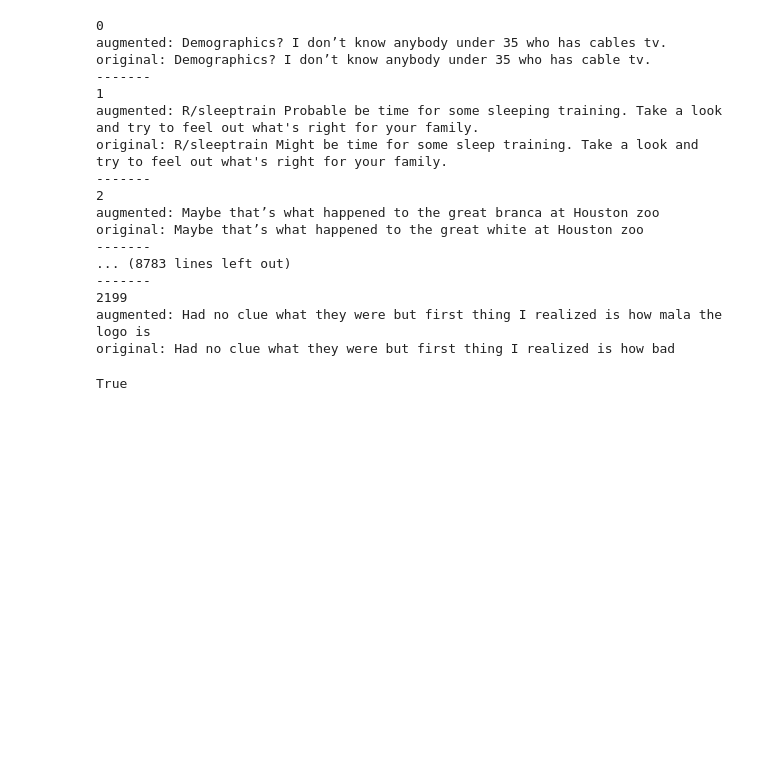
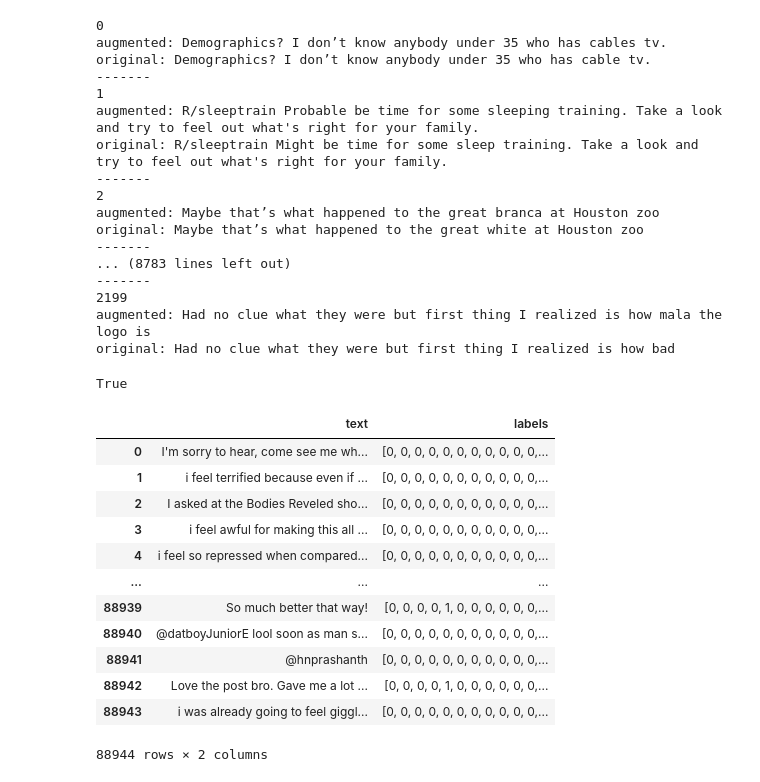
Before and after one commit to skcode0/saai, a Jupyter notebook: data_processing.ipynb, the cells around one changed output. Cells and saved outputs as stored; diff of their text form; code cells hidden in the pictures; blank space fills up the shorter version.

```diff
--- a/data_processing.ipynb
+++ b/data_processing.ipynb
@@ -1399,0 +1380,20 @@ True
+# %%
+# merge and shuffle original and augmented datasets
+augmented_merged = pd.concat([train_df, augmented_train], axis=0, ignore_index=True)
+# shuffle
+augmented_merged = augmented_merged.sample(frac=1, random_state=random_state).reset_index(drop=True)
+augmented_merged
+# %% [output]
+|  | text | labels |
+| 0 | I'm sorry to hear, come see me wh... | [0, 0, 0, 0, 0, 0, 0, 0, 0, 0, 0,... |
+| 1 | i feel terrified because even if ... | [0, 0, 0, 0, 0, 0, 0, 0, 0, 0, 0,... |
+| 2 | I asked at the Bodies Reveled sho... | [0, 0, 0, 0, 0, 0, 0, 0, 0, 0, 0,... |
+| 3 | i feel awful for making this all ... | [0, 0, 0, 0, 0, 0, 0, 0, 0, 0, 0,... |
+| 4 | i feel so repressed when compared... | [0, 0, 0, 0, 0, 0, 0, 0, 0, 0, 0,... |
+| ... | ... | ... |
+| 88939 | So much better that way! | [0, 0, 0, 0, 1, 0, 0, 0, 0, 0, 0,... |
+| 88940 | @datboyJuniorE lool soon as man s... | [0, 0, 0, 0, 0, 0, 0, 0, 0, 0, 0,... |
+| 88941 | @hnprashanth | [0, 0, 0, 0, 0, 0, 0, 0, 0, 0, 0,... |
+| 88942 | Love the post bro. Gave me a lot ... | [0, 0, 0, 0, 1, 0, 0, 0, 0, 0, 0,... |
+| 88943 | i was already going to feel giggl... | [0, 0, 0, 0, 0, 0, 0, 0, 0, 0, 0,... |
+88944 rows × 2 columns
```
Also changed, not shown: parts of 6 cells of this notebook, 10 other files.
